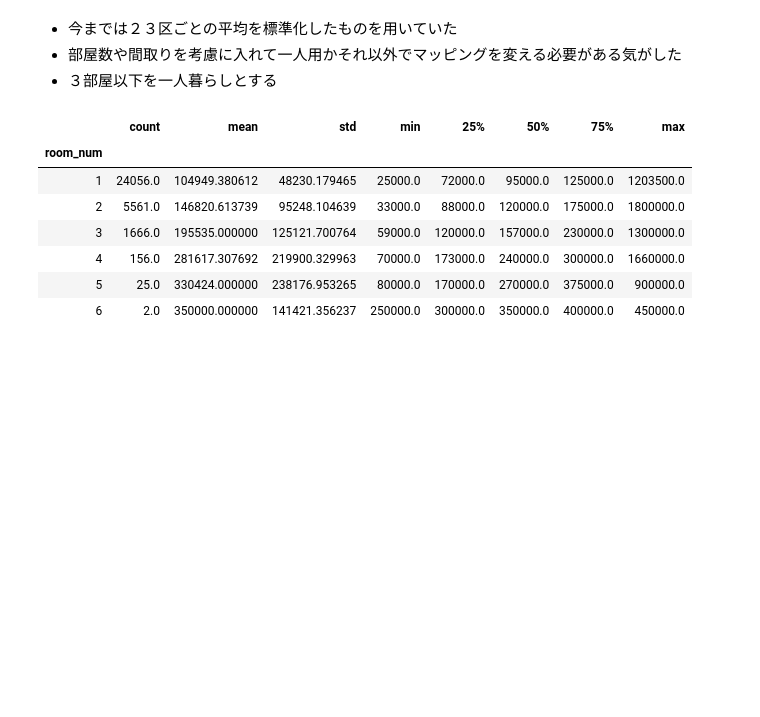
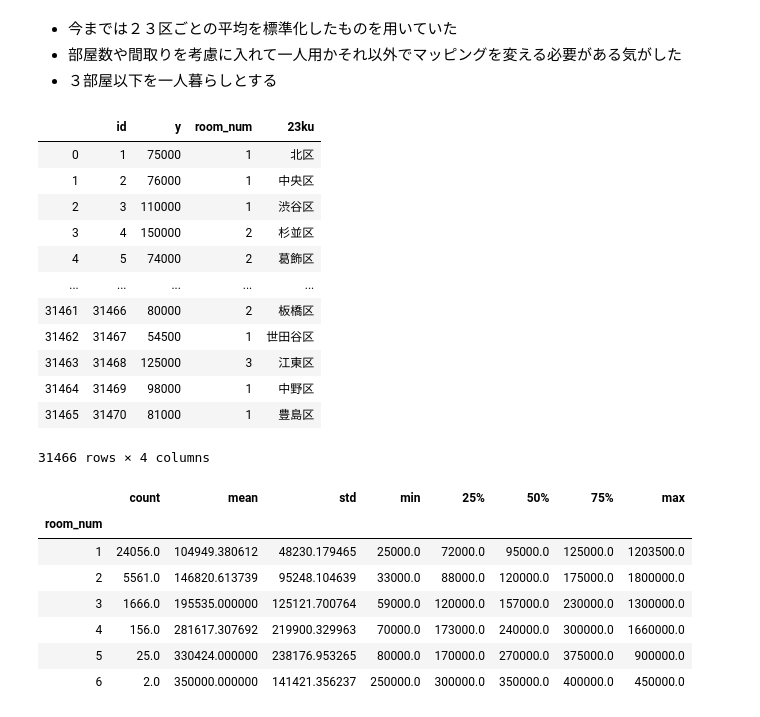
Before and after one commit to yaneura-no-gomi/mynavi_2019, a Jupyter notebook: notebook/Untitled.ipynb, the cells around one changed output. Cells and saved outputs as stored; diff of their text form; code cells hidden in the pictures; blank space fills up the shorter version.

```diff
--- a/notebook/Untitled.ipynb
+++ b/notebook/Untitled.ipynb
@@ -77,3 +75,23 @@ tra = df_train.loc[:,['id','y','room_num','23ku']]
+# %%
+tra = df_train.loc[:,['id','y','room_num','23ku']]
+tra.drop(tra[tra['id']==5776].index)
+tra.drop(tra[tra['id']==20927].index)
+tra.drop(tra[tra['id']==20232].index)
+tra.drop(tra[tra['id']==20428].index)
+# %% [output]
+|  | id | y | room_num | 23ku |
+| 0 | 1 | 75000 | 1 | 北区 |
+| 1 | 2 | 76000 | 1 | 中央区 |
+| 2 | 3 | 110000 | 1 | 渋谷区 |
+| 3 | 4 | 150000 | 2 | 杉並区 |
+| 4 | 5 | 74000 | 2 | 葛飾区 |
+| ... | ... | ... | ... | ... |
+| 31461 | 31466 | 80000 | 2 | 板橋区 |
+| 31462 | 31467 | 54500 | 1 | 世田谷区 |
+| 31463 | 31468 | 125000 | 3 | 江東区 |
+| 31464 | 31469 | 98000 | 1 | 中野区 |
+| 31465 | 31470 | 81000 | 1 | 豊島区 |
+31466 rows × 4 columns
 # %%
 tra.groupby('room_num').describe()['y']
 # %% [output]
```
Also changed, not shown: parts of 12 cells of this notebook, 8 other files.
